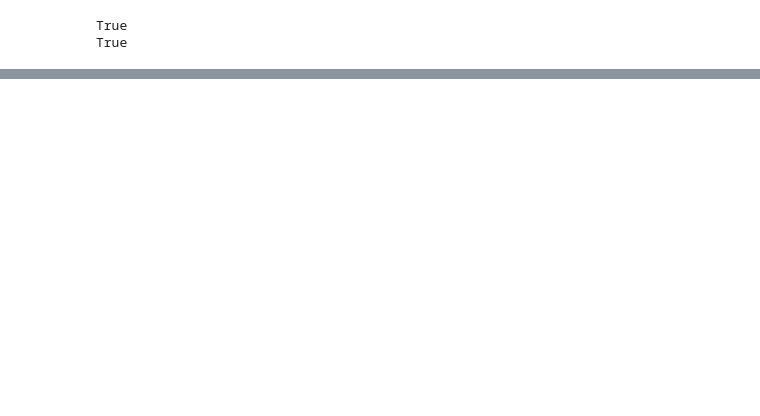
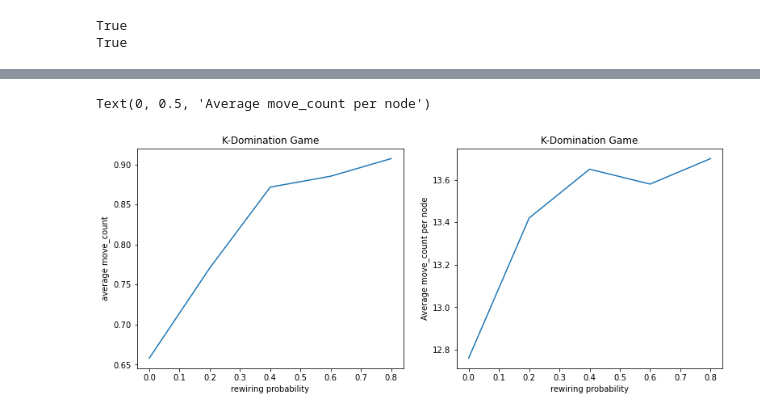
Before and after one commit to Nemo1999/Graph_Game_Design, a Jupyter notebook: graphviz.ipynb, the cells around one changed output, grey strips where cells are left out. Saved outputs shown, nothing was run; the diff lists cells and outputs as text; code cells hidden in the pictures; blank space fills up the shorter version.

Commit message:
plot result for K-Dominating Game and Asymmetric MDS-Based IDS Game

```diff
--- a/graphviz.ipynb
+++ b/graphviz.ipynb
@@ -56,7 +56,7 @@ gg.checkDomination()
 True
 # %%
 g = graph.randomWSGraph(n=16, k=4, link_rewiring_prob=0.5)
-gg = graph_games.asymmetricIDSGame(g)
+gg = graph_games.AsymmetricIDSGame(g)
 gg.randomInit()
 visualize(gg)
 # %% [output]
@@ -76,0 +132,16 @@ True
+# %%
+fig = plt.figure(figsize=(13,5))
+axs0 = fig.add_subplot(1,2,1)
+axs0.plot(result["K_DominationGame"][0], result["K_DominationGame"][1])
+axs0.set(title="K-Domination Game")
+axs0.set_xlabel("rewiring probability")
+axs0.set_ylabel("average move_count")
+
+axs1 = fig.add_subplot(1,2,2)
+axs1.plot(result["K_DominationGame"][0], result["K_DominationGame"][2])
+axs1.set(title="K-Domination Game")
+axs1.set_xlabel("rewiring probability")
+axs1.set_ylabel("Average move_count per node")
+# %% [output]
+Text(0, 0.5, 'Average move_count per node')
+[figure, added]
```
Also changed, not shown: parts of 4 cells of this notebook, 2 other files.
